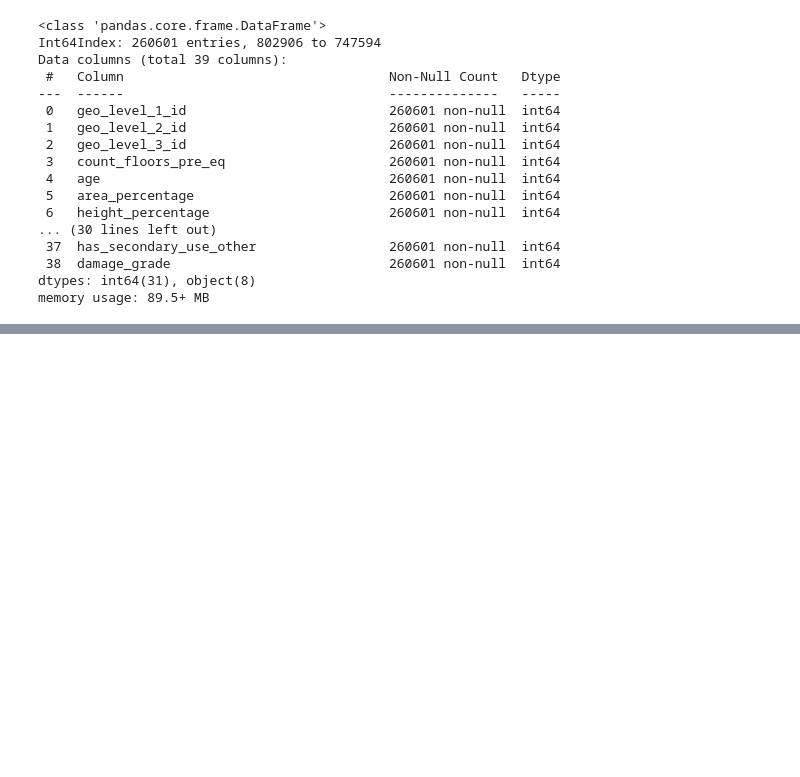
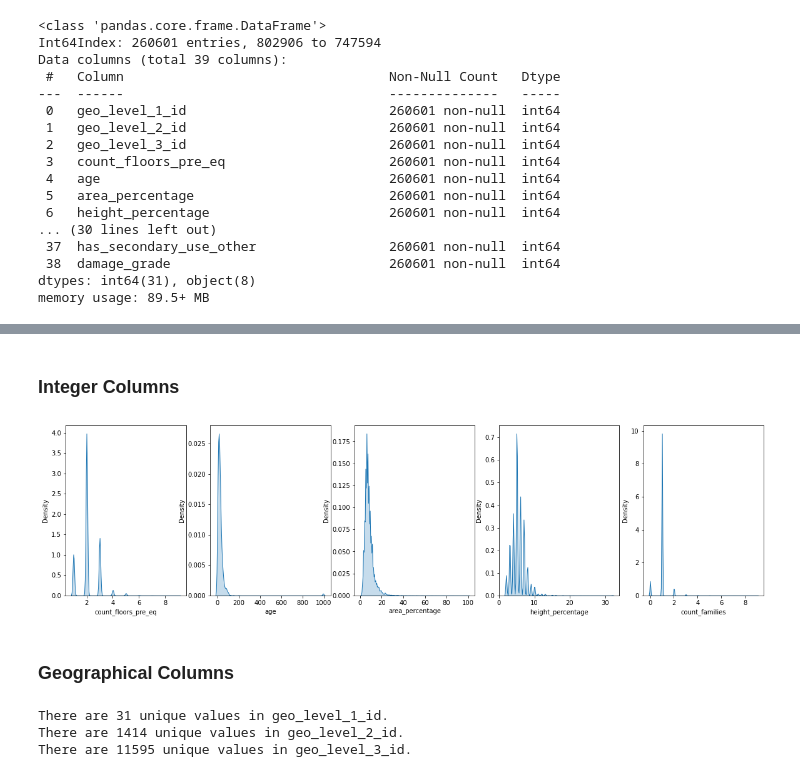
Before and after one commit to fivearm/Capstone_Repo, a Jupyter notebook: Data_Exploration.ipynb, the cells around one changed output, grey strips where cells are left out. Saved outputs shown, nothing was run; the diff lists cells and outputs as text; code cells hidden in the pictures; blank space fills up the shorter version.

```diff
--- a/Data_Exploration.ipynb
+++ b/Data_Exploration.ipynb
@@ -39,9 +65,11 @@ memory usage: 4.0 MB
 # %%
-df_cat = df.select_dtypes(include='object')
-for col in df_cat.columns.values:
+n_unique = 0
+for col in cat_cols:
+    n_unique += df[col].nunique()
     print(f"There are {df[col].nunique()} unique values in the feature '{col}'.")
-    print(f"The values are {d[col].unique()}")
+    print(f"The values are {df[col].unique()}")
     print("--------------------------------")
+print(f'There are {n_unique} total categorical values in the categorical columns.')
 # %% [output]
 There are 3 unique values in the feature 'land_surface_condition'.
 The values are ['t' 'o' 'n']
@@ -70,0 +100,17 @@ earthquake.geo_level_3_id.nunique()
+# %% [markdown]
+### Integer Columns
+# %%
+fig, axs = plt.subplots(1, 5, figsize=(20, 5))
+for ax, col in zip(axs, integer_cols):
+    sns.kdeplot(df[col], ax=ax, shade=True);
+# %% [output]
+[figure, added]
+# %% [markdown]
+### Geographical Columns
+# %%
+for col in geo_cols:
+    print(f'There are {df[col].nunique()} unique values in {col}.')
+# %% [output]
+There are 31 unique values in geo_level_1_id.
+There are 1414 unique values in geo_level_2_id.
+There are 11595 unique values in geo_level_3_id.
```
Also changed, not shown: parts of 15 cells of this notebook.
